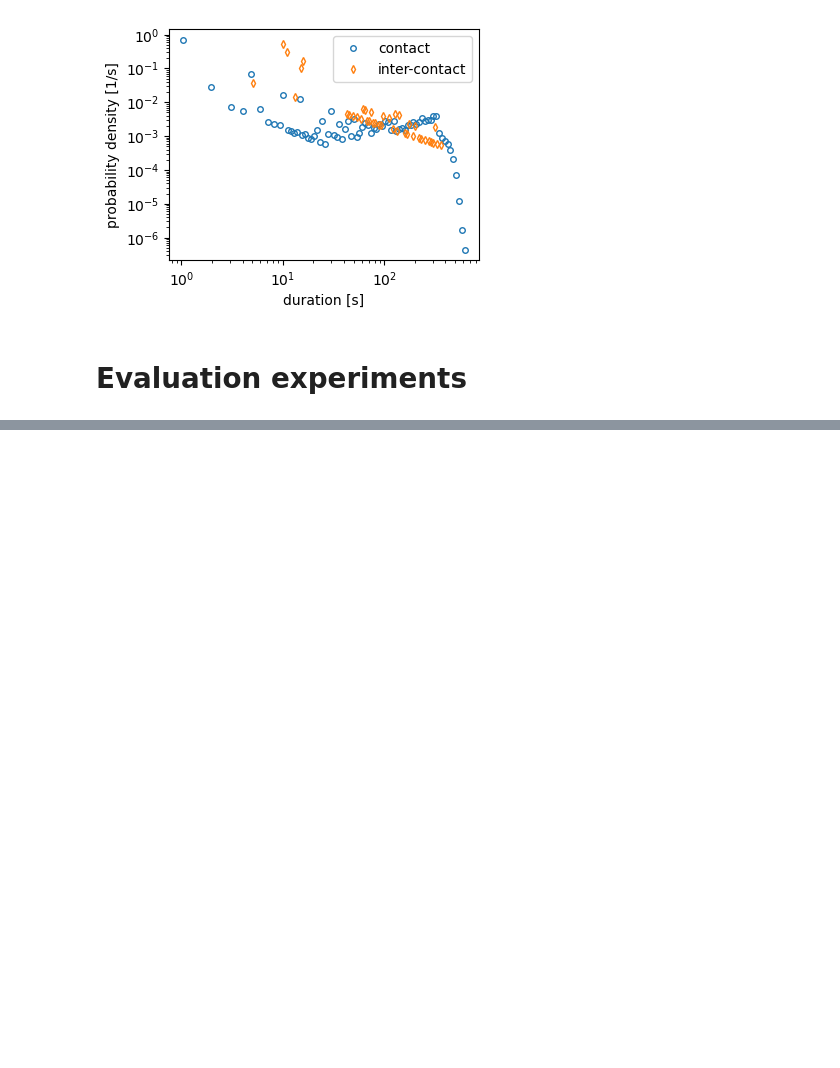
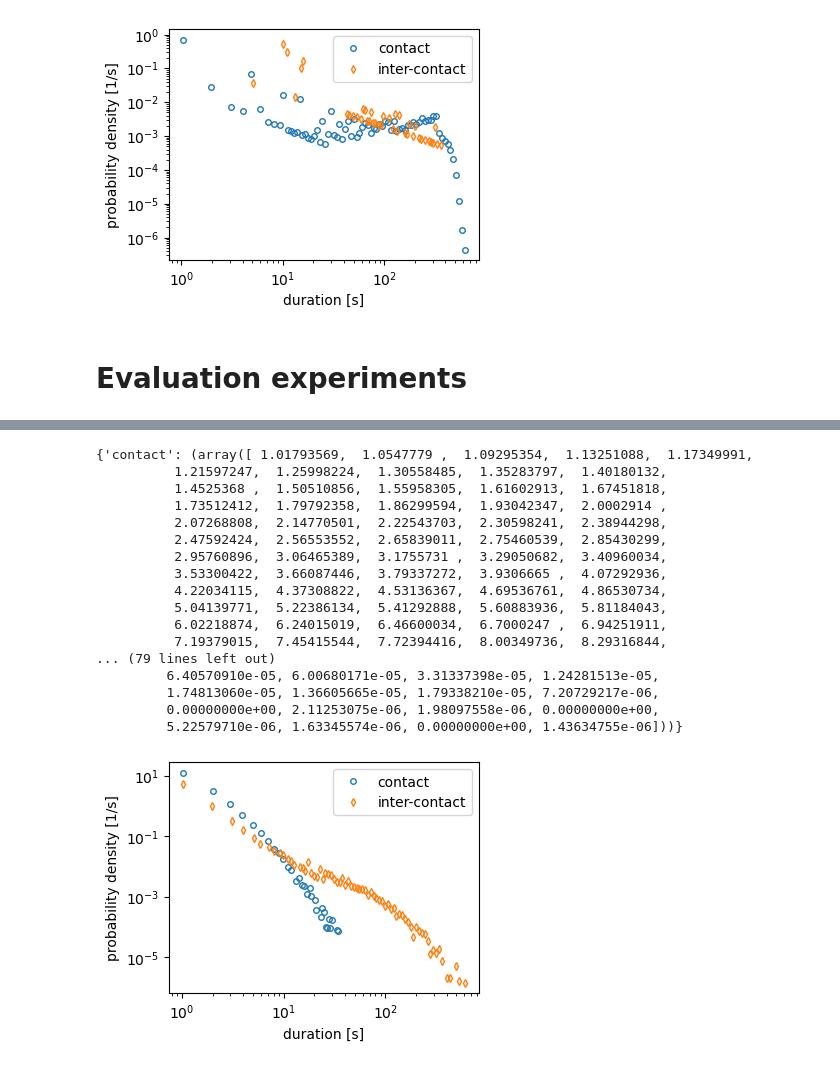
Before and after one commit to JurijSchoenfeld/Traf2Net, a Jupyter notebook: playground.ipynb, the cells around one changed output, grey strips where cells are left out. Saved outputs shown, nothing was run; the diff lists cells and outputs as text; code cells hidden in the pictures; blank space fills up the shorter version.

```diff
--- a/playground.ipynb
+++ b/playground.ipynb
@@ -162,0 +187,24 @@ import evaluation_networks as en
+# %%
+result = tc.measure_group_sizes_and_durations(EN.tn)
+
+fig, ax = plt.subplots(1, 1, figsize=(4,3))
+plot_contact_durations(result, ax, time_unit='s', use_logarithmic_histogram=True)
+# %% [output]
+{'contact': (array([ 1.01793569,  1.0547779 ,  1.09295354,  1.13251088,  1.17349991,
+          1.21597247,  1.25998224,  1.30558485,  1.35283797,  1.40180132,
+          1.4525368 ,  1.50510856,  1.55958305,  1.61602913,  1.67451818,
+          1.73512412,  1.79792358,  1.86299594,  1.93042347,  2.0002914 ,
+          2.07268808,  2.14770501,  2.22543703,  2.30598241,  2.38944298,
+          2.47592424,  2.56553552,  2.65839011,  2.75460539,  2.85430299,
+          2.95760896,  3.06465389,  3.1755731 ,  3.29050682,  3.40960034,
+          3.53300422,  3.66087446,  3.79337272,  3.9306665 ,  4.07292936,
+          4.22034115,  4.37308822,  4.53136367,  4.69536761,  4.86530734,
+          5.04139771,  5.22386134,  5.41292888,  5.60883936,  5.81184043,
+          6.02218874,  6.24015019,  6.46600034,  6.7000247 ,  6.94251911,
+          7.19379015,  7.45415544,  7.72394416,  8.00349736,  8.29316844,
+... (79 lines left out)
+         6.40570910e-05, 6.00680171e-05, 3.31337398e-05, 1.24281513e-05,
+         1.74813060e-05, 1.36605665e-05, 1.79338210e-05, 7.20729217e-06,
+         0.00000000e+00, 2.11253075e-06, 1.98097558e-06, 0.00000000e+00,
+         5.22579710e-06, 1.63345574e-06, 0.00000000e+00, 1.43634755e-06]))}
+[figure, added]
```
Also changed, not shown: parts of 6 cells of this notebook, 4 other files.
